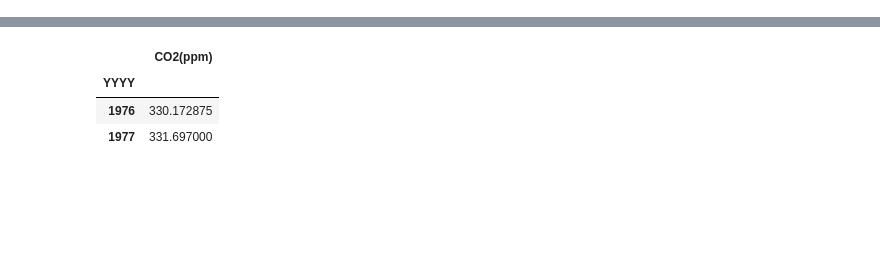
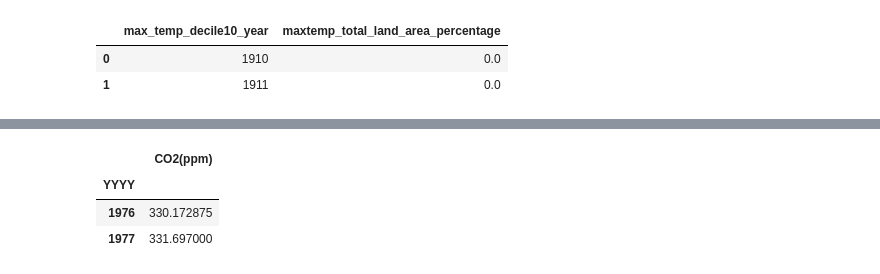
Before and after one commit to esharma3/project_australian_bushfires_webapp, a Jupyter notebook: data/climate_&_firecount_data_collection_&_cleaning_code.ipynb, the cells around one changed output, grey strips where cells are left out. Cells and saved outputs as stored; diff of their text form; code cells hidden in the pictures; blank space fills up the shorter version.

```diff
--- a/data/climate_&_firecount_data_collection_&_cleaning_code.ipynb
+++ b/data/climate_&_firecount_data_collection_&_cleaning_code.ipynb
@@ -117,0 +138,19 @@ aus_sea_surface_temp_anomaly_df.head(2)
+# %%
+# Annual max temp percentage area in decile 10
+url = "http://www.bom.gov.au/web01/ncc/www/cli_chg/timeseries/tmaxdecile10/0112/aus/latest.txt"
+response_string = requests.get(url).text.split("\n")[:-1]
+col1 = [int(item[0:4]) for item in response_string]
+col2 = [float(item[12:]) for item in response_string]
+dict_of_cols = {
+    "max_temp_decile10_year": col1,
+    "maxtemp_total_land_area_percentage": col2,
+}
+aus_max_temp_area_decile10_df = pd.DataFrame(data=dict_of_cols)
+aus_max_temp_area_decile10_df.to_csv(
+    "climate_data/aus_max_temp_area_decile10.csv", index=False
+)
+aus_max_temp_area_decile10_df.head(2)
+# %% [output]
+|  | max_temp_decile10_year | maxtemp_total_land_area_percentage |
+| 0 | 1910 | 0.0 |
+| 1 | 1911 | 0.0 |
```
Also changed, not shown: parts of 6 cells of this notebook.
